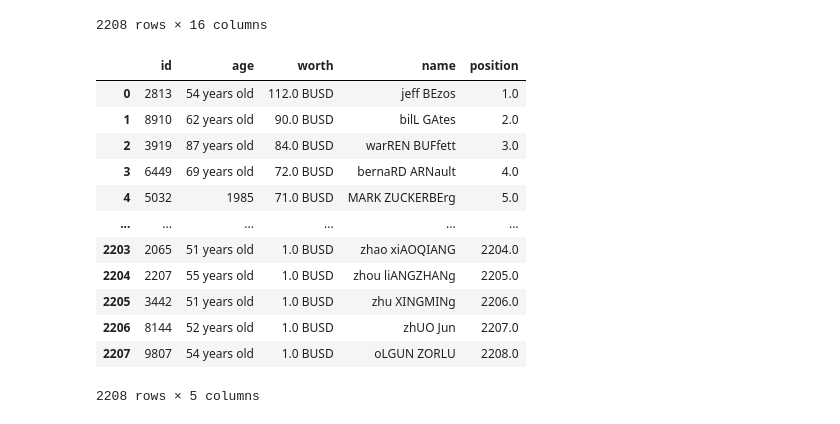
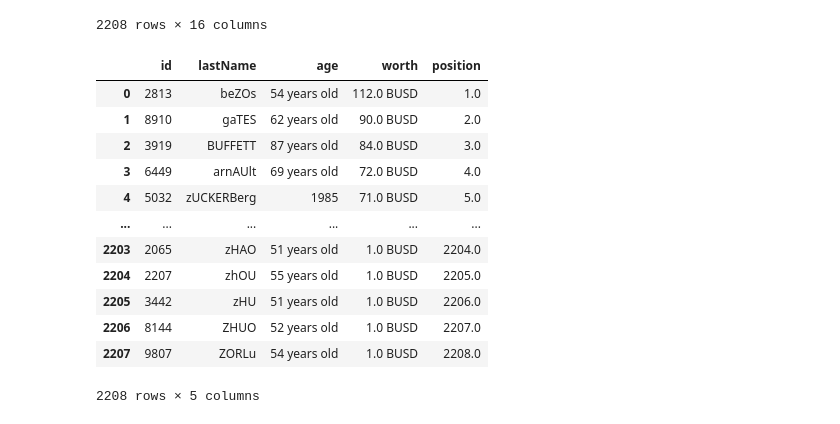
Before and after one commit to Emilioiron/Ironhack-Module-1-Project---Pandas-Python-Emilio-, a Jupyter notebook: notebooks/Notebook_2.ipynb, the cells around one changed output. Saved outputs shown, nothing was run; the diff lists cells and outputs as text; code cells hidden in the pictures.

```diff
--- a/notebooks/Notebook_2.ipynb
+++ b/notebooks/Notebook_2.ipynb
@@ -66,27 +66,27 @@ df_all
 # %%
 def delete_columns():
     # define valid columns
-    valid_columns = ['id', 'age','worth','name', 'position']
+    valid_columns = ['id', 'age','worth','lastName', 'position']
     # create new df with valid columns
     data = df_all[[x for x in df_all.columns if x in valid_columns]]
 
     return data
 
 data = delete_columns()
 data
 # %% [output]
-|  | id | age | worth | name | position |
-| 0 | 2813 | 54 years old | 112.0 BUSD | jeff BEzos | 1.0 |
-| 1 | 8910 | 62 years old | 90.0 BUSD | bilL GAtes | 2.0 |
-| 2 | 3919 | 87 years old | 84.0 BUSD | warREN BUFfett | 3.0 |
-| 3 | 6449 | 69 years old | 72.0 BUSD | bernaRD ARNault | 4.0 |
-| 4 | 5032 | 1985 | 71.0 BUSD | MARK ZUCKERBErg | 5.0 |
+|  | id | lastName | age | worth | position |
+| 0 | 2813 | beZOs | 54 years old | 112.0 BUSD | 1.0 |
+| 1 | 8910 | gaTES | 62 years old | 90.0 BUSD | 2.0 |
+| 2 | 3919 | BUFFETT | 87 years old | 84.0 BUSD | 3.0 |
+| 3 | 6449 | arnAUlt | 69 years old | 72.0 BUSD | 4.0 |
+| 4 | 5032 | zUCKERBerg | 1985 | 71.0 BUSD | 5.0 |
 | ... | ... | ... | ... | ... | ... |
-| 2203 | 2065 | 51 years old | 1.0 BUSD | zhao xiAOQIANG | 2204.0 |
-| 2204 | 2207 | 55 years old | 1.0 BUSD | zhou liANGZHANg | 2205.0 |
-| 2205 | 3442 | 51 years old | 1.0 BUSD | zhu XINGMINg | 2206.0 |
-| 2206 | 8144 | 52 years old | 1.0 BUSD | zhUO Jun | 2207.0 |
-| 2207 | 9807 | 54 years old | 1.0 BUSD | oLGUN ZORLU | 2208.0 |
+| 2203 | 2065 | zHAO | 51 years old | 1.0 BUSD | 2204.0 |
+| 2204 | 2207 | zhOU | 55 years old | 1.0 BUSD | 2205.0 |
+| 2205 | 3442 | zHU | 51 years old | 1.0 BUSD | 2206.0 |
+| 2206 | 8144 | ZHUO | 52 years old | 1.0 BUSD | 2207.0 |
+| 2207 | 9807 | ZORLu | 54 years old | 1.0 BUSD | 2208.0 |
 2208 rows × 5 columns
 # %%
 # Remove column text
```
Also changed, not shown: parts of 5 cells of this notebook, 3 other files.
